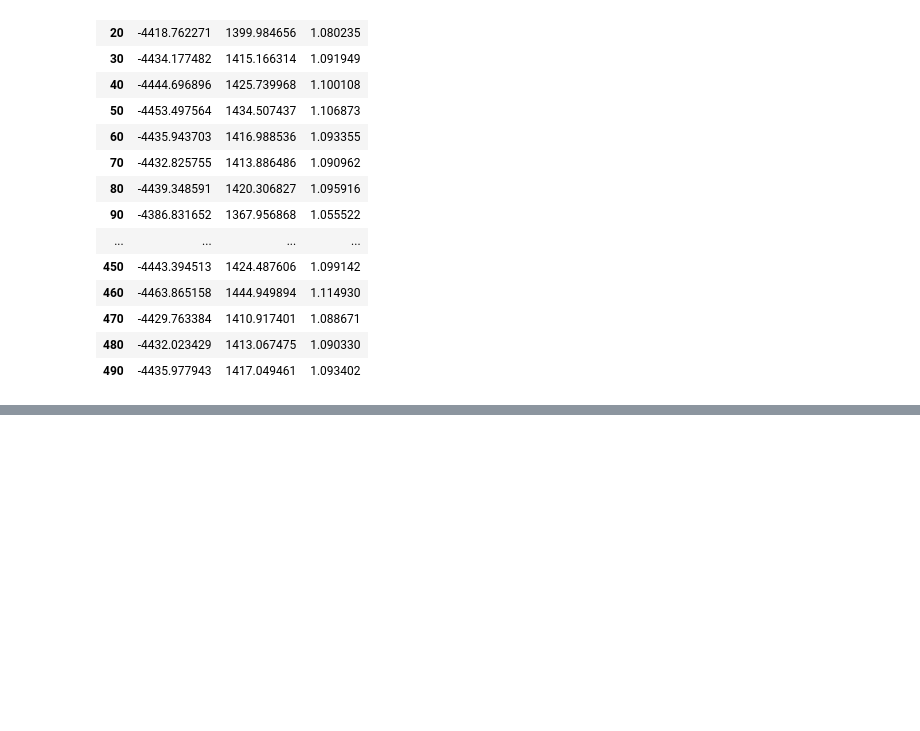
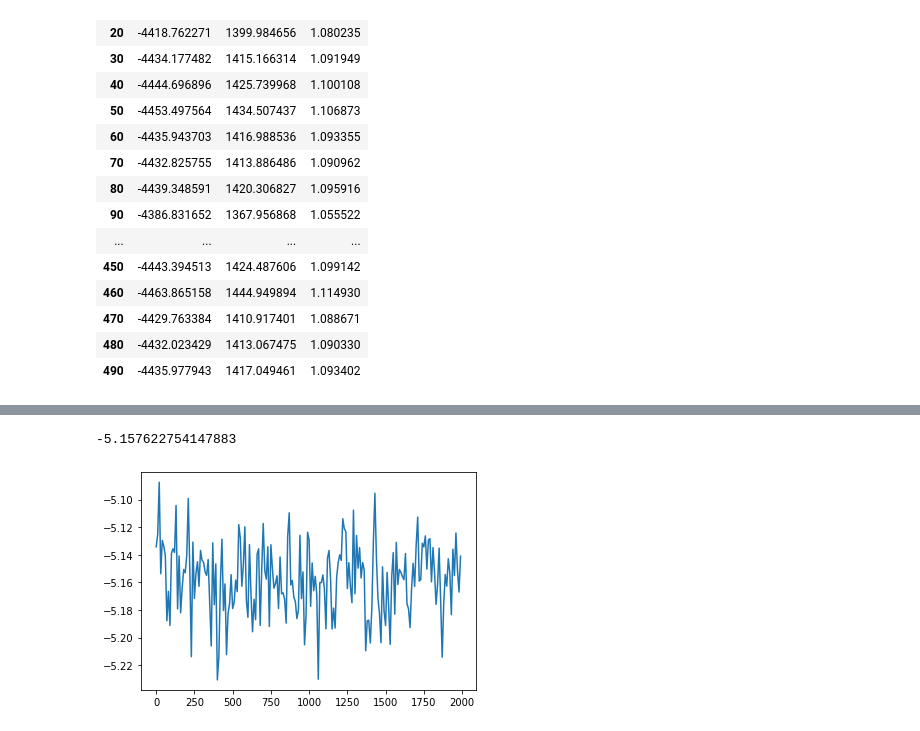
Before and after one commit to joheenc/liquid_argon_md, a Jupyter notebook: Liquid Argon Simulation.ipynb, the cells around one changed output, grey strips where cells are left out. Saved outputs shown, nothing was run; the diff lists cells and outputs as text; code cells hidden in the pictures; blank space fills up the shorter version.

```diff
--- a/Liquid Argon Simulation.ipynb
+++ b/Liquid Argon Simulation.ipynb
@@ -458,3 +535,10 @@ plt.plot(df['Un'])
+# %%
+#potential energy per particle (Verlet's value was -5.19--pretty close!)
+plt.plot(df['Un']/N)
+print(np.mean(df['Un']/N))
+# %% [output]
+-5.157622754147883
+[figure, added]
 # %%
 plt.plot(df['Kn'])
 # %% [output]
```
Also changed, not shown: parts of 13 cells of this notebook.
